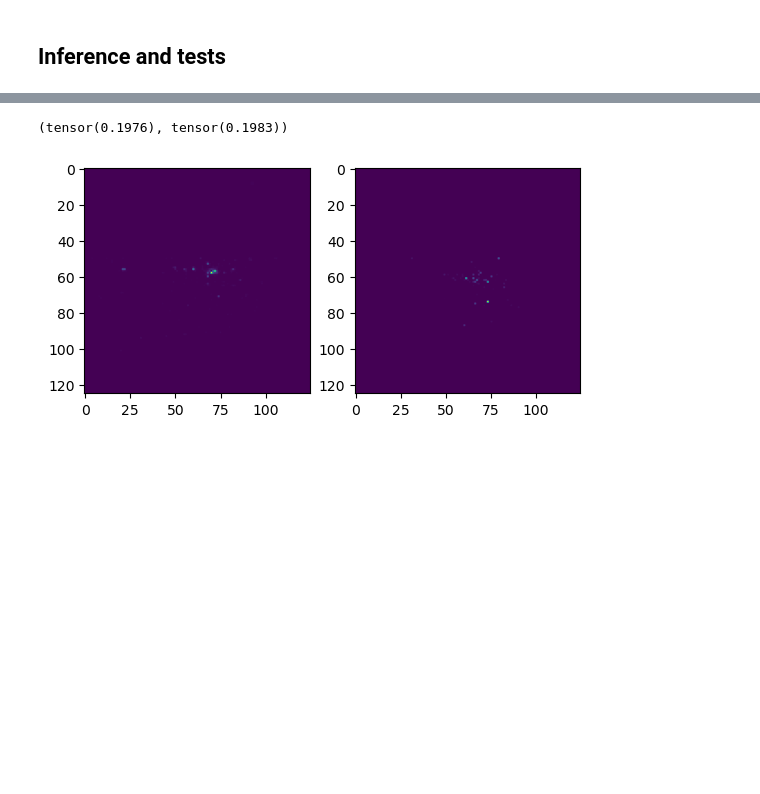
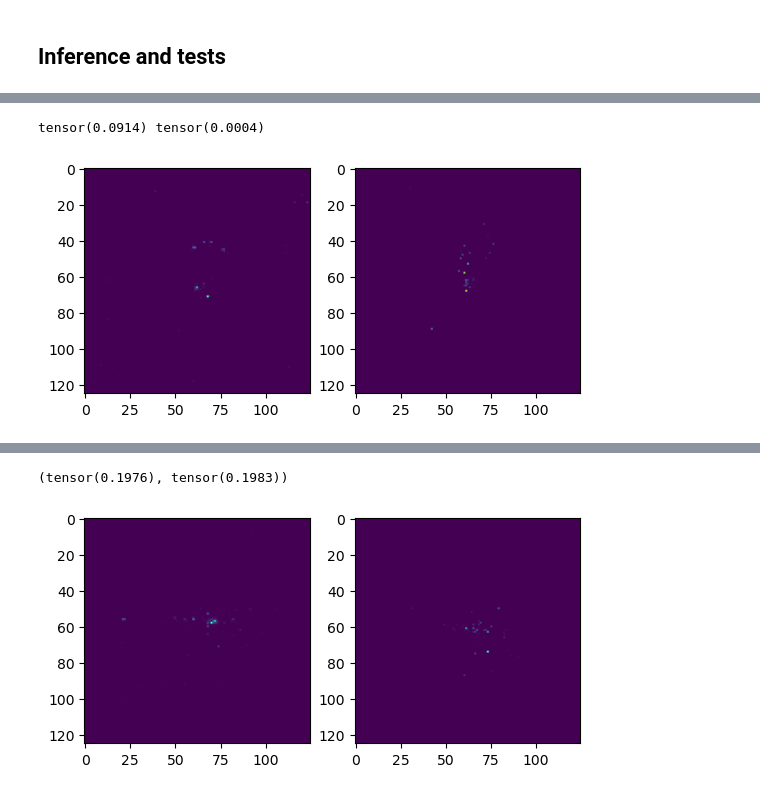
Before and after one commit to dinesh110598/Quark_Gluon_data, a Jupyter notebook: explore.ipynb, the cells around one changed output, grey strips where cells are left out. Saved outputs shown, nothing was run; the diff lists cells and outputs as text; code cells hidden in the pictures; blank space fills up the shorter version.

```diff
--- a/explore.ipynb
+++ b/explore.ipynb
@@ -82,2 +83,0 @@ net = GraphVAE(400, 3)
-# %%
-train_loop2(net, 2, 200, 1e-4, device)
@@ -86,0 +86,2 @@ Epoch : 2 Loss: 0.05842 E mse: 0.00032 Hit mse: 0.00129 L2: 2.58699
+# %%
+loss, E_mse, hit_mse = train_loop(net, 1, 200, 5e-4, device, False)
@@ -145,11 +197,25 @@ data_loader = torch.utils.data.DataLoader(dataset, 200, True)
 # %%
+net.load_state_dict(torch.load("Saves/ecal_ep_60_angle.pth"))
+dataset = get_train_dataset(2500)
+data_loader = torch.utils.data.DataLoader(dataset, 2500, True)
+
 for (X, NL, mask) in data_loader:
     X = X
     A = eval_A(NL.int()) * mask.unsqueeze(2)
     mask = mask
     with torch.no_grad():
         # Original samples
         img1 = reconstruct_img2(X, mask)
         # VAE-generated samples
-        L, img2, A2 = loss_infer2(net, X, A, mask)
-    break
+        mse_hit_angle, mse_ener_angle, img2, A2 = loss_infer2(net, X, A, mask, True)
+print(mse_hit_angle, mse_ener_angle)
+
+idx = np.random.randint(2500)
+fig, ax = plt.subplots(1, 2)
+ax[0].imshow(img1[idx])
+ax[1].imshow((img2[idx]+1e-3))
+plt.show()
+fig.savefig('Report/Plots/Periodic_quark_train.pdf')
+# %% [output]
+tensor(0.0914) tensor(0.0004)
+[figure, added]
```
Also changed, not shown: parts of 22 cells of this notebook, 8 other files.
